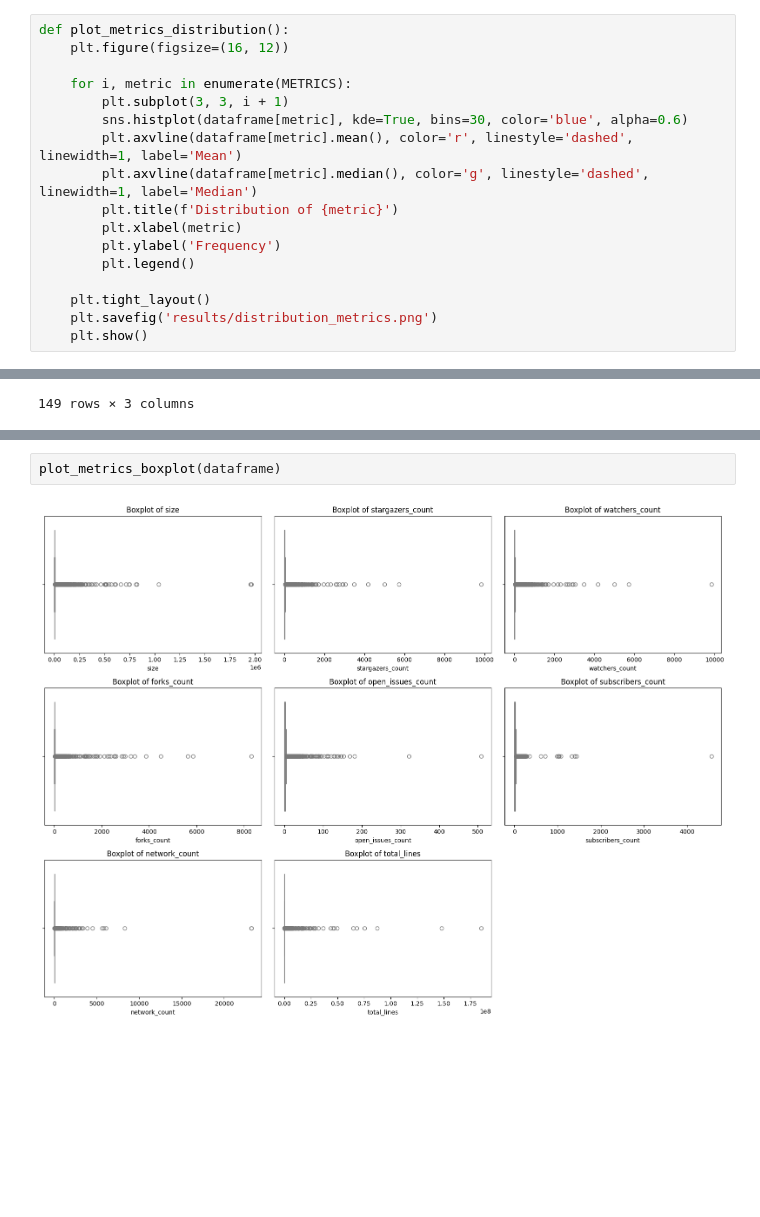
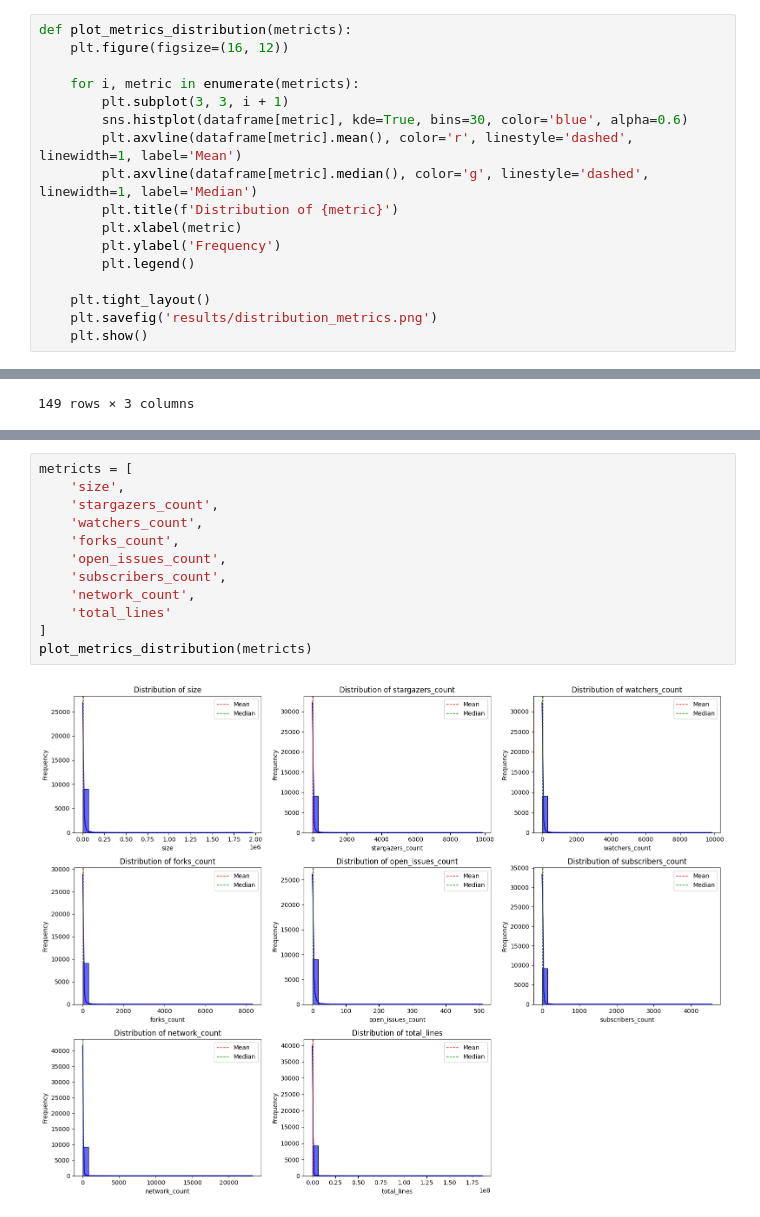
Before and after one commit to Cafeo-Group/git-infer, a Jupyter notebook: get_metics.ipynb, the cells around one changed output, grey strips where cells are left out. Cells and saved outputs as stored; diff of their text form; blank space fills up the shorter version.

```diff
--- a/get_metics.ipynb
+++ b/get_metics.ipynb
@@ -168,10 +168,10 @@ def generate_statistics(dataframe):
 
     return statistics
 # %%
-def plot_metrics_distribution():
+def plot_metrics_distribution(metricts):
     plt.figure(figsize=(16, 12))
 
-    for i, metric in enumerate(METRICS):
+    for i, metric in enumerate(metricts):
         plt.subplot(3, 3, i + 1)
         sns.histplot(dataframe[metric], kde=True, bins=30, color='blue', alpha=0.6)
         plt.axvline(dataframe[metric].mean(), color='r', linestyle='dashed', linewidth=1, label='Mean')
@@ -298,4 +294,14 @@ plot_metrics_distribution(dataframe)
-# %%
-plot_metrics_boxplot(dataframe)
-# %% [output]
-[figure, removed]
+# %%
+metricts = [
+    'size',
+    'stargazers_count',
+    'watchers_count',
+    'forks_count',
+    'open_issues_count',
+    'subscribers_count',
+    'network_count',
+    'total_lines'
+]
+plot_metrics_distribution(metricts)
+# %% [output]
+[figure, added]
```
Also changed, not shown: parts of 4 cells of this notebook.
